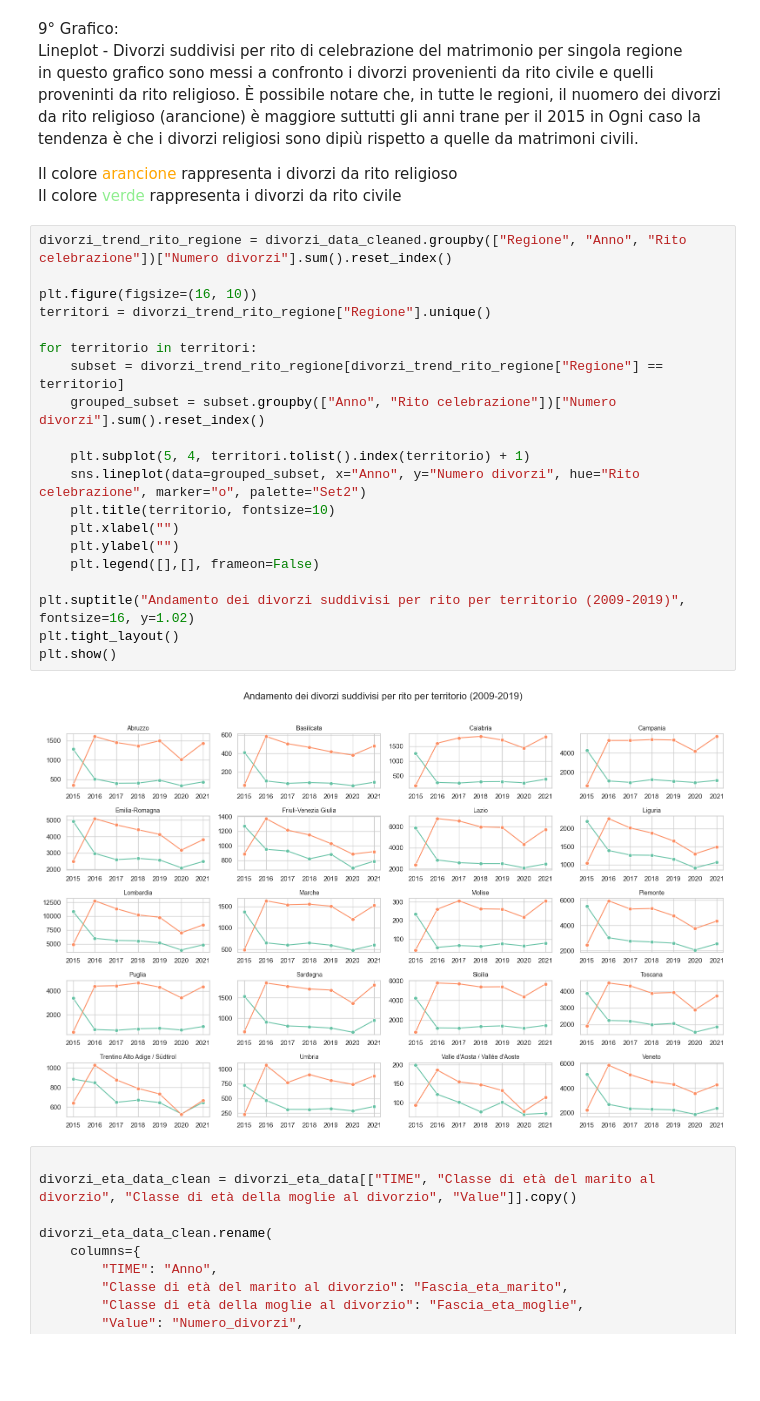
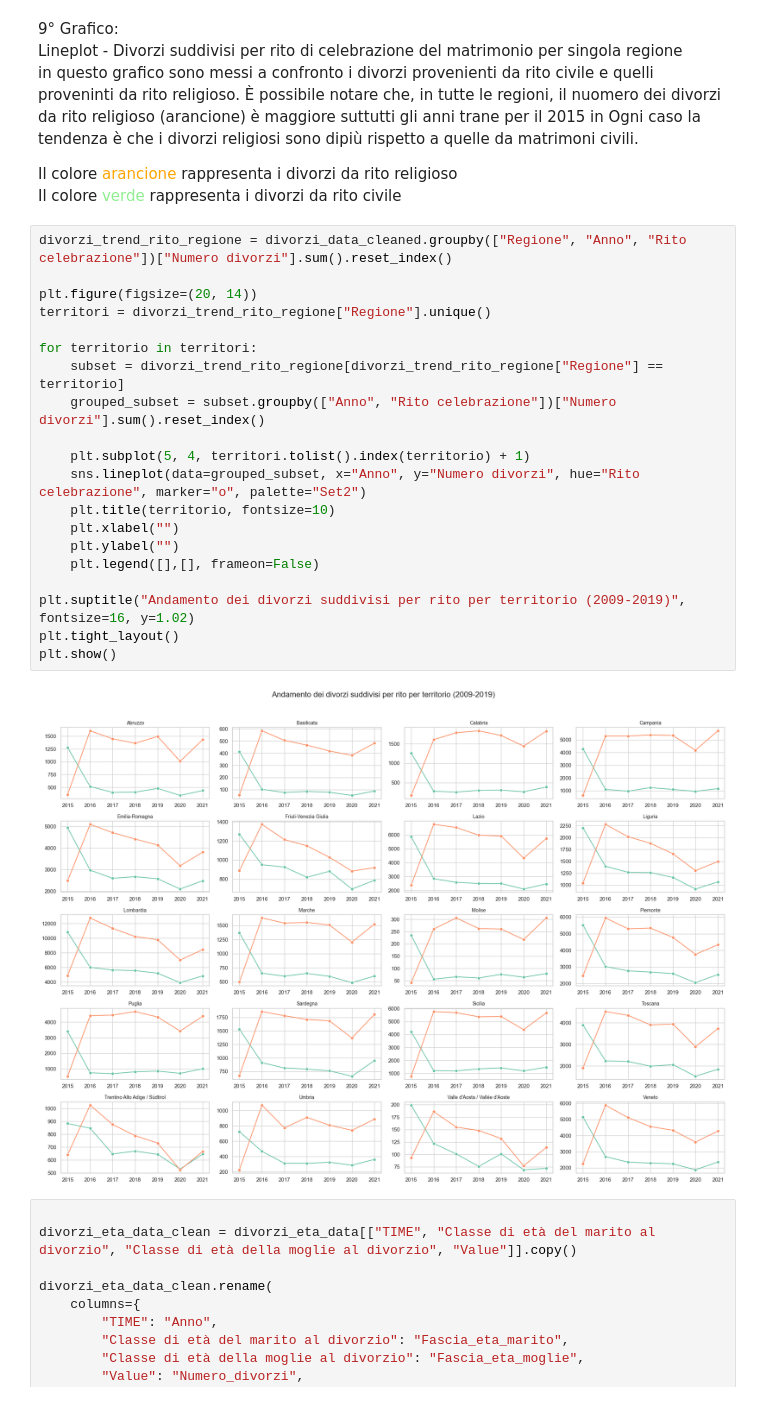
Before and after one commit to LeonardoGarutiUnibo/LabBigData, a Jupyter notebook: ProjectNew.ipynb, the cells around one changed output. Drawn from its saved outputs; the diff is of its cells as text; blank space fills up the shorter version.

```diff
--- a/ProjectNew.ipynb
+++ b/ProjectNew.ipynb
@@ -836,25 +836,25 @@ Il colore <a style="color:#90EE90">verde</a> rappresenta i divorzi da rito civil
 # %%
 divorzi_trend_rito_regione = divorzi_data_cleaned.groupby(["Regione", "Anno", "Rito celebrazione"])["Numero divorzi"].sum().reset_index()
 
-plt.figure(figsize=(16, 10))
+plt.figure(figsize=(20, 14))
 territori = divorzi_trend_rito_regione["Regione"].unique()
 
 for territorio in territori:
     subset = divorzi_trend_rito_regione[divorzi_trend_rito_regione["Regione"] == territorio]
     grouped_subset = subset.groupby(["Anno", "Rito celebrazione"])["Numero divorzi"].sum().reset_index()
 
     plt.subplot(5, 4, territori.tolist().index(territorio) + 1)
     sns.lineplot(data=grouped_subset, x="Anno", y="Numero divorzi", hue="Rito celebrazione", marker="o", palette="Set2")
     plt.title(territorio, fontsize=10)
     plt.xlabel("")
     plt.ylabel("")
     plt.legend([],[], frameon=False)
 
 plt.suptitle("Andamento dei divorzi suddivisi per rito per territorio (2009-2019)", fontsize=16, y=1.02)
 plt.tight_layout()
 plt.show()
 # %% [output]
-[figure, old version]
+[figure, new version]
 # %%
 
 divorzi_eta_data_clean = divorzi_eta_data[["TIME", "Classe di età del marito al divorzio", "Classe di età della moglie al divorzio", "Value"]].copy()
```
Also changed, not shown: parts of 15 cells of this notebook.
